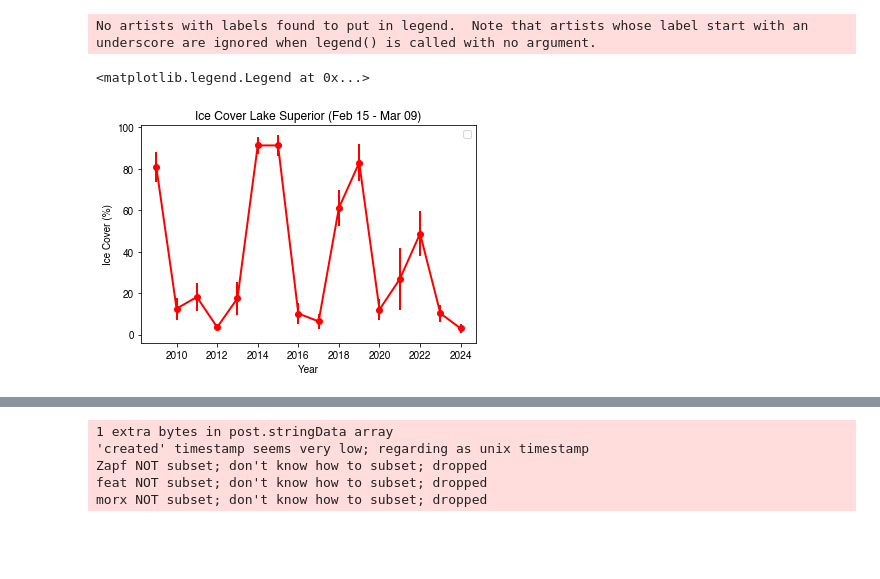
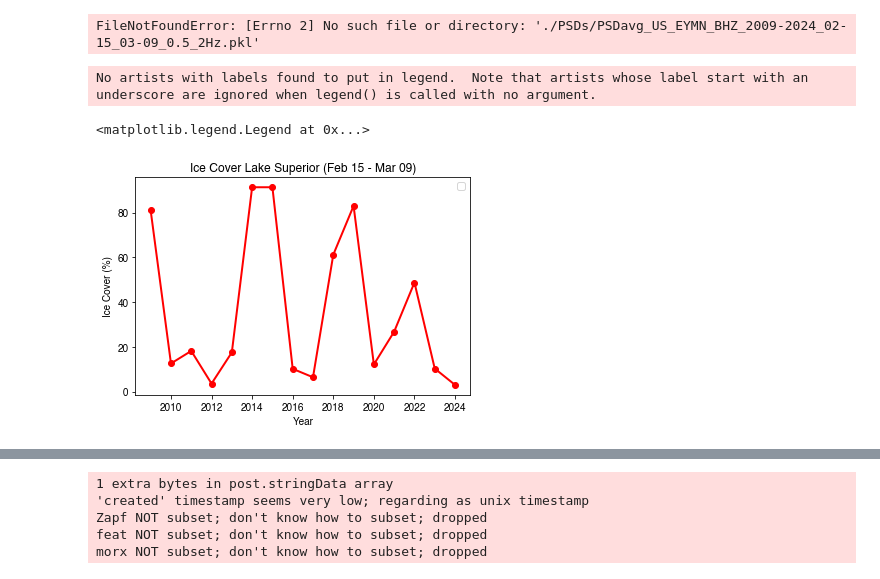
Before and after one commit to jbrussell/MUSTANG-microseism-ice, a Jupyter notebook: c2_plot_PSDav_noise.ipynb, the cells around one changed output, grey strips where cells are left out. Cells and saved outputs as stored; diff of their text form; code cells hidden in the pictures; blank space fills up the shorter version.

```diff
--- a/a1b_plot_PSDav_noise_vs_icecover_EYMN.ipynb
+++ b/c2_plot_PSDav_noise.ipynb
@@ -26,19 +21,19 @@ mpl.rcParams['font.family'] = 'Helvetica'
 mpl.rcParams['pdf.fonttype'] = 42
 # mpl.rcParams['font.size'] = 15
 # %%
-# filename = './PSDs/PSDavg_US_EYMN_BHZ_02-15_03-09_0.5_2Hz.pkl'
-filename = './PSDs/PSDavg_US_EYMN_BHZ_2009-2024_02-15_03-09_0.5_2Hz.pkl'
-# filename = './PSDs/PSDavg_US_EYMN_BHZ_2000-2024_02-15_03-09_0.5_2Hz.pkl'
+# filename = './PSDs/PSDavgstd_US_EYMN_BHZ_02-15_03-09_0.5_2Hz.pkl'
+filename = './PSDs/PSDavgstd_US_EYMN_BHZ_2009-2024_02-15_03-09_0.5_2Hz.pkl'
+# filename = './PSDs/PSDavgstd_US_EYMN_BHZ_2000-2024_02-15_03-09_0.5_2Hz.pkl'
 lake = 'Superior'
 lake_var = 'sup'
 
-# # filename = './PSDs/PSDavg_US_ERPA_BHZ_02-15_03-09_0.5_2Hz.pkl'
-# filename = './PSDs/PSDavg_US_ERPA_BHZ_2009-2024_02-15_03-09_0.5_2Hz.pkl'
+# # filename = './PSDs/PSDavgstd_US_ERPA_BHZ_02-15_03-09_0.5_2Hz.pkl'
+# filename = './PSDs/PSDavgstd_US_ERPA_BHZ_2009-2024_02-15_03-09_0.5_2Hz.pkl'
 # lake = 'Erie'
 # lake_var = 'erie'
 
-# # filename = './PSDs/PSDavg_CN_SADO_BHZ_02-15_03-09_0.5_2Hz.pkl'
-# filename = './PSDs/PSDavg_CN_SADO_BHZ_2009-2024_02-15_03-09_0.5_2Hz.pkl'
+# # filename = './PSDs/PSDavgstd_CN_SADO_BHZ_02-15_03-09_0.5_2Hz.pkl'
+# filename = './PSDs/PSDavgstd_CN_SADO_BHZ_2009-2024_02-15_03-09_0.5_2Hz.pkl'
 # lake = 'Huron'
 # lake_var = 'huron'
 
@@ -60,20 +55,8 @@ end_dates = data_PSDav['end_dates']
 years = data_PSDav['years']
 network = data_PSDav['network']
 station = data_PSDav['station']
-
-
-# Calculate yearly std of PSDs in the band
-PSD_band_std = []
-PSD_band_stderr = []
-for iyr in range(len(tlist)):
-    # PSD_band_std.append(np.std(PSDs[iyr,:, (freqs>=fmin) & (freqs<=fmax)].mean(axis=1)))
-    PSD_band_std.append(np.std(PSDs[iyr,(freqs>=fmin) & (freqs<=fmax)]))
-
-    Nmeas = PSDs[iyr,(freqs>=fmin) & (freqs<=fmax)].shape[0]
-    PSD_band_stderr.append(np.std(PSDs[iyr,(freqs>=fmin) & (freqs<=fmax)])/np.sqrt(Nmeas))
-
-PSD_band_std = np.asarray(PSD_band_std)
-PSD_band_stderr = np.asarray(PSD_band_stderr)
+# %% [output]
+FileNotFoundError: [Errno 2] No such file or directory: './PSDs/PSDavg_US_EYMN_BHZ_2009-2024_02-15_03-09_0.5_2Hz.pkl'
 # %%
 path2data = "./noaa_glerl_ice/"
 
@@ -108,8 +91,6 @@ df = df_yrs
 # Get Ice Cover Data
 
 ice_avg = []
-ice_std = []
-ice_stderr = []
 for iyr in range(len(tlist)):
     year_start = str(int(tlist[iyr][0][0:4])-1)
     year_end = tlist[iyr][0][0:4]
@@ -118,39 +99,32 @@ for iyr in range(len(tlist)):
     # combined = df["year"]*1000 + df["day"]
     # df["date"] = pd.to_datetime(combined, format = "%Y%j")
 
     # Mask between dates of interest
     start_date = pd.to_datetime(tlist[iyr][0],format='%Y-%m-%d')
     end_date = pd.to_datetime(tlist[iyr][1],format='%Y-%m-%d')
 
     #greater than the start date and smaller than the end date
     mask = (df['date'] >= start_date) & (df['date'] <= end_date)
 
     df_mask = df.loc[mask]
 
     ice_avg.append(df_mask['value'].mean())
 
-    ice_std.append(df_mask['value'].std())
-
-    Nmeas = df_mask['value'].shape[0]
-    ice_stderr.append(df_mask['value'].std()/np.sqrt(Nmeas))
-
 ice_avg = np.asarray(ice_avg)
-ice_std = np.asarray(ice_std)
-ice_stderr = np.asarray(ice_stderr)
 
 
 # Plot ice averages
 
 hh, ax = plt.subplots()
 
-ax.errorbar(years, ice_avg, yerr=ice_std, fmt='-o',
+ax.plot(years, ice_avg, '-o',
               c='r', lw=2)
 
 ax.set_xlabel('Year')
 ax.set_ylabel('Ice Cover (%)')
 ax.set_title('Ice Cover Lake '+lake+' ('+start_dates[0].strftime('%b %d')+' - '+end_dates[0].strftime('%b %d')+')')
 ax.legend()
 # %% [output]
 No artists with labels found to put in legend.  Note that artists whose label start with an underscore are ignored when legend() is called with no argument.
 <matplotlib.legend.Legend at 0x...>
-[figure, old version]
+[figure, new version]
```
Also changed, not shown: parts of 10 cells of this notebook, 28 other files.
